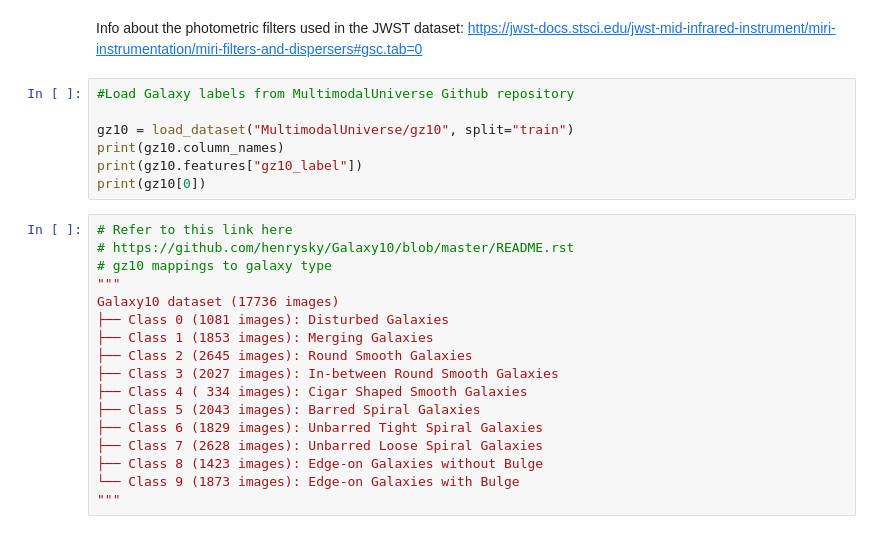
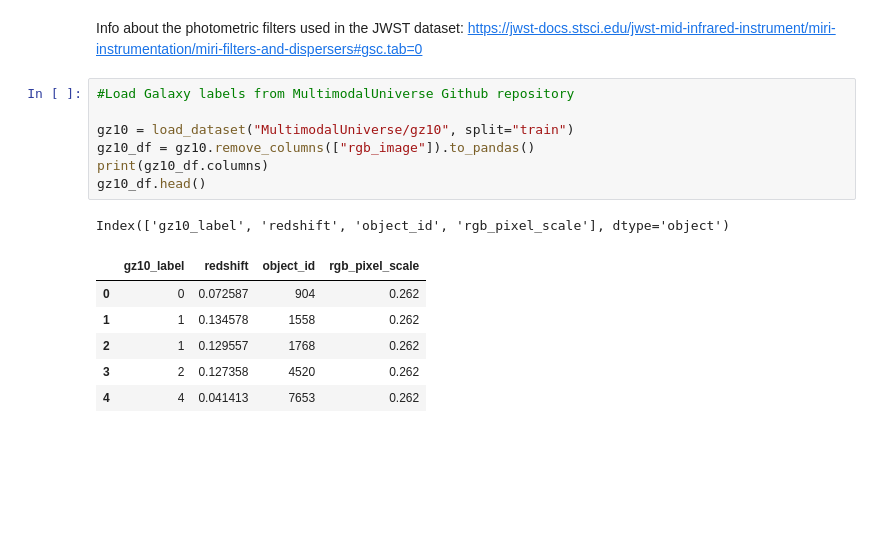
Before and after one commit to MADS-Milestone-2/Galaxy-Classifier, a Jupyter notebook: group-4-first-draft.ipynb, the cells around one changed output. Drawn from its saved outputs; the diff is of its cells as text; blank space fills up the shorter version.

```diff
--- a/group-4-first-draft.ipynb
+++ b/group-4-first-draft.ipynb
@@ -245,24 +269,15 @@ Info about the photometric filters used in the JWST dataset: https://jwst-docs.s
 # %%
 #Load Galaxy labels from MultimodalUniverse Github repository
 
 gz10 = load_dataset("MultimodalUniverse/gz10", split="train")
-print(gz10.column_names)
-print(gz10.features["gz10_label"])
-print(gz10[0])
+gz10_df = gz10.remove_columns(["rgb_image"]).to_pandas()
+print(gz10_df.columns)
+gz10_df.head()
+# %% [output]
+Index(['gz10_label', 'redshift', 'object_id', 'rgb_pixel_scale'], dtype='object')
+|  | gz10_label | redshift | object_id | rgb_pixel_scale |
+| 0 | 0 | 0.072587 | 904 | 0.262 |
+| 1 | 1 | 0.134578 | 1558 | 0.262 |
+| 2 | 1 | 0.129557 | 1768 | 0.262 |
+| 3 | 2 | 0.127358 | 4520 | 0.262 |
+| 4 | 4 | 0.041413 | 7653 | 0.262 |
-# %%
-# Refer to this link here
-# https://github.com/henrysky/Galaxy10/blob/master/README.rst
-# gz10 mappings to galaxy type
-"""
-Galaxy10 dataset (17736 images)
-├── Class 0 (1081 images): Disturbed Galaxies
-├── Class 1 (1853 images): Merging Galaxies
-├── Class 2 (2645 images): Round Smooth Galaxies
-├── Class 3 (2027 images): In-between Round Smooth Galaxies
-├── Class 4 ( 334 images): Cigar Shaped Smooth Galaxies
-├── Class 5 (2043 images): Barred Spiral Galaxies
-├── Class 6 (1829 images): Unbarred Tight Spiral Galaxies
-├── Class 7 (2628 images): Unbarred Loose Spiral Galaxies
-├── Class 8 (1423 images): Edge-on Galaxies without Bulge
-└── Class 9 (1873 images): Edge-on Galaxies with Bulge
-"""
```
Also changed, not shown: parts of 11 cells of this notebook.
